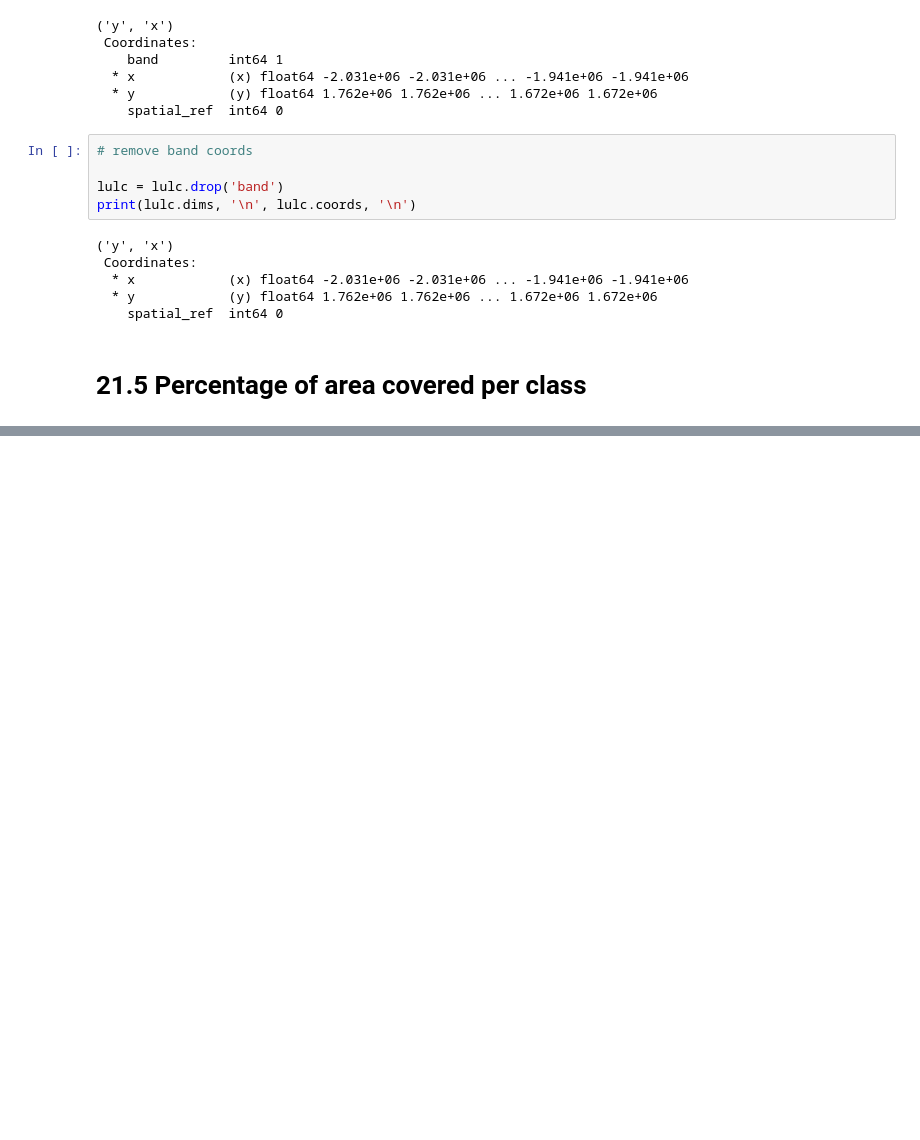
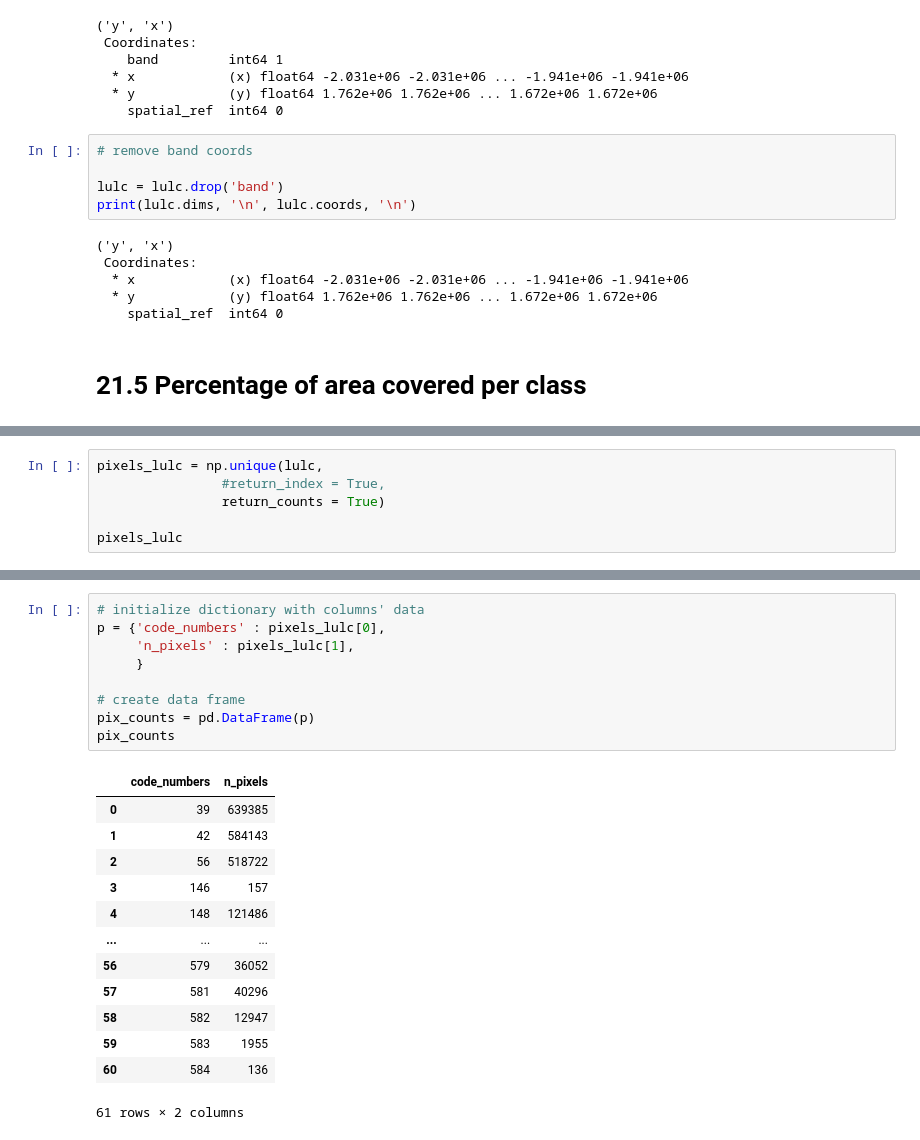
Before and after one commit to a-ramji/eds-220-sections, a Jupyter notebook: land-cover.ipynb, the cells around one changed output, grey strips where cells are left out. Cells and saved outputs as stored; diff of their text form; blank space fills up the shorter version.

Commit message:
counting pixels

```diff
--- a/land-cover.ipynb
+++ b/land-cover.ipynb
@@ -184,0 +190,6 @@ print(lulc.dims, '\n', lulc.coords, '\n')
+# %%
+pixels_lulc = np.unique(lulc,
+                #return_index = True,
+                return_counts = True)
+
+pixels_lulc
@@ -184,0 +224,23 @@ print(lulc.dims, '\n', lulc.coords, '\n')
+# %%
+# initialize dictionary with columns' data
+p = {'code_numbers' : pixels_lulc[0],
+     'n_pixels' : pixels_lulc[1],
+     }
+
+# create data frame
+pix_counts = pd.DataFrame(p)
+pix_counts
+# %% [output]
+|  | code_numbers | n_pixels |
+| 0 | 39 | 639385 |
+| 1 | 42 | 584143 |
+| 2 | 56 | 518722 |
+| 3 | 146 | 157 |
+| 4 | 148 | 121486 |
+| ... | ... | ... |
+| 56 | 579 | 36052 |
+| 57 | 581 | 40296 |
+| 58 | 582 | 12947 |
+| 59 | 583 | 1955 |
+| 60 | 584 | 136 |
+61 rows × 2 columns
```
Also changed, not shown: parts of 4 cells of this notebook.
